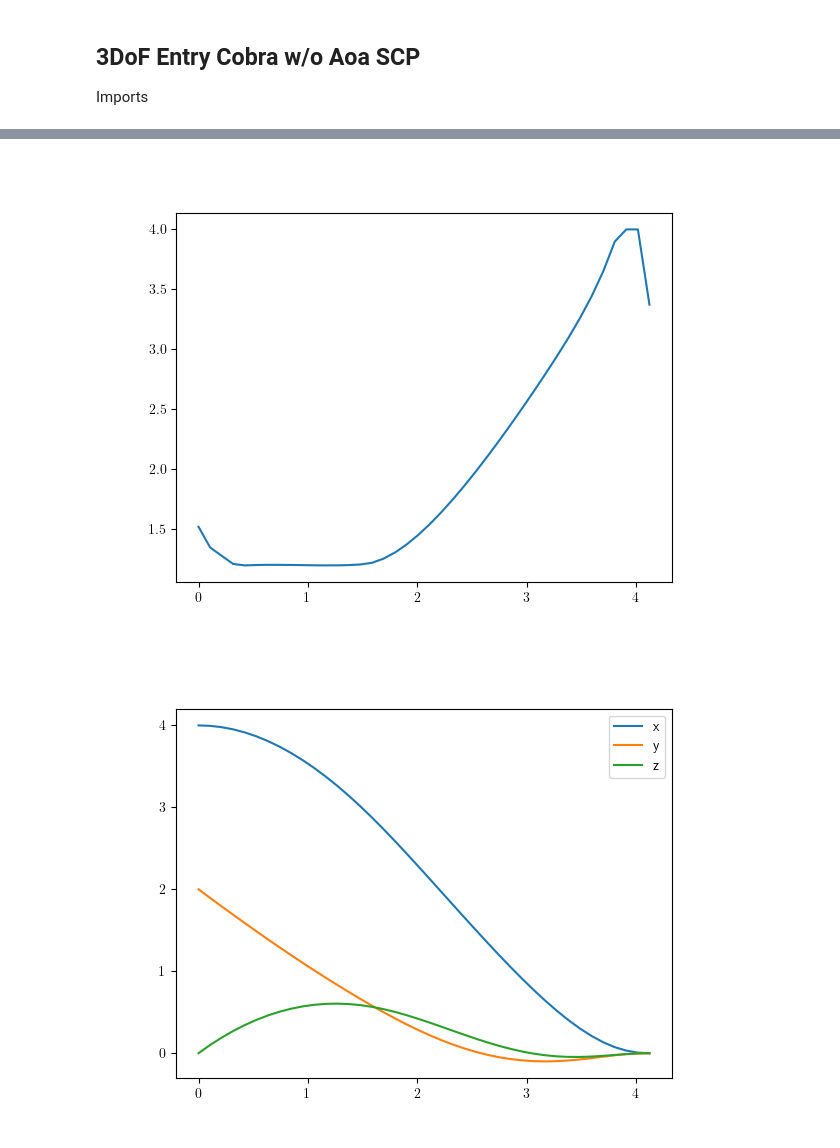
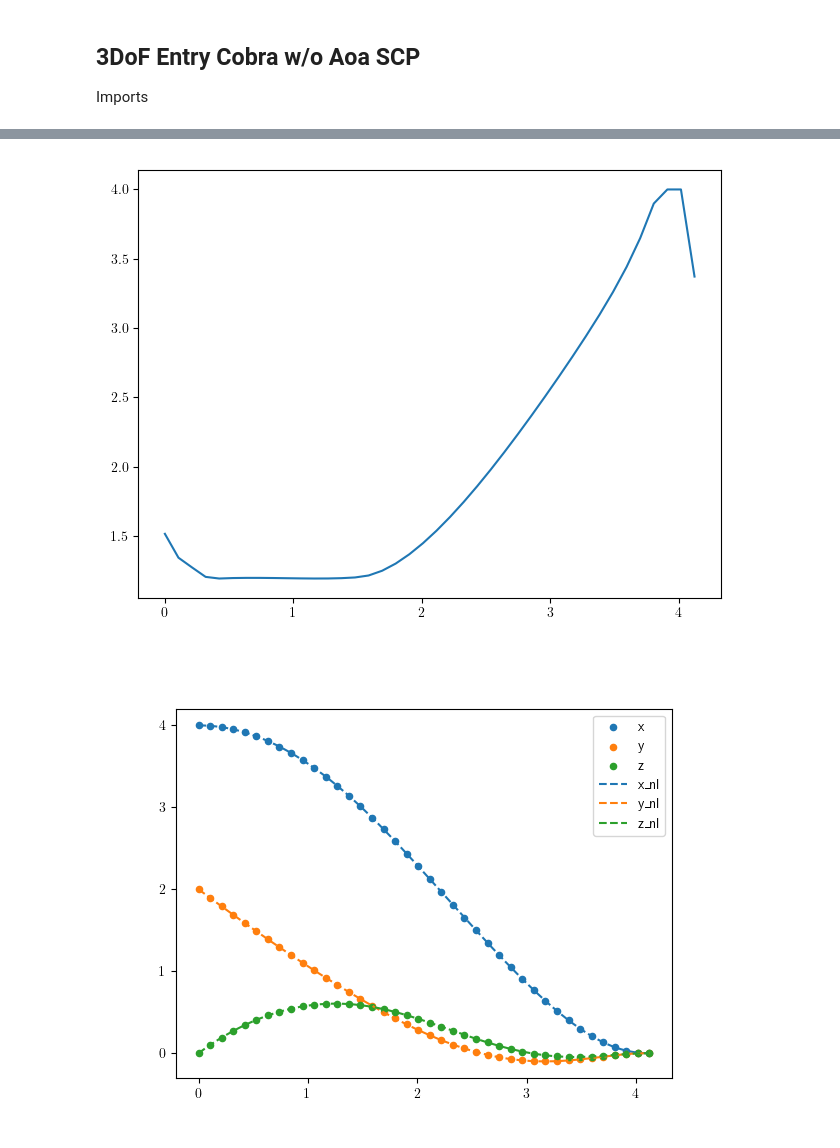
Before and after one commit to mceowen/trajopt, a Jupyter notebook: src/trajopt/examples/lander_6dof/standalone_prototype.ipynb, the cells around one changed output, grey strips where cells are left out. Cells and saved outputs as stored; diff of their text form; code cells hidden in the pictures.

Commit message:
added nl prop to plots to verify 6dof lander solution

```diff
--- a/src/trajopt/examples/lander_6dof/standalone_prototype.ipynb
+++ b/src/trajopt/examples/lander_6dof/standalone_prototype.ipynb
@@ -87,6 +87,10 @@ soln = scenario_data['standard']['mc_data'][0]['iters'][-1]
 t_opt = soln['t_opt']
 z_opt = soln['z_opt']
 nu_opt = soln['nu_opt']
+
+t_nl = soln['t_nl']
+z_nl = soln['z_nl']
+nu_nl = soln['nu_nl']
 
 DCMs = np.empty((problem.method.N, 3, 3))
 u_vecs = np.empty_like(nu_opt[:, :problem.model.m])
@@ -105,49 +109,58 @@ for i in range(problem.method.N):
 
 # # position plots
 plt.figure()
-plt.plot(t_opt, z_opt[:, 1], label='x')
-plt.plot(t_opt, z_opt[:, 2], label='y')
-plt.plot(t_opt, z_opt[:, 3], label='z')
+plt.scatter(t_opt, z_opt[:, 1], label='x', s=20)
+plt.scatter(t_opt, z_opt[:, 2], label='y', s=20)
+plt.scatter(t_opt, z_opt[:, 3], label='z', s=20)
+
+plt.plot(t_nl, z_nl[:, 1], label='x_nl', linestyle='--')
+plt.plot(t_nl, z_nl[:, 2], label='y_nl', linestyle='--')
+plt.plot(t_nl, z_nl[:, 3], label='z_nl', linestyle='--')
 plt.legend()
+
+skip = 3
 
 # 3D position plot
 fig = plt.figure()
 ax = fig.add_subplot(111, projection='3d')
-ax.plot(z_opt[:, 2], z_opt[:, 3], z_opt[:, 1])
-ax.quiver3D(z_opt[:, 2], z_opt[:, 3], z_opt[:, 1], body_vecs[:, 1], body_vecs[:, 2], body_vecs[:, 0],
+ax.plot(z_nl[:, 2], z_nl[:, 3], z_nl[:, 1], linestyle='--')
+ax.quiver3D(z_opt[::skip, 2], z_opt[::skip, 3], z_opt[::skip, 1], body_vecs[::skip, 1], body_vecs[::skip, 2], body_vecs[::skip, 0],
             normalize=False,
             arrow_length_ratio=0,
             color=(0.1, 0.1, 0.1),
             linewidth=2.0)
 
-ax.quiver3D(z_opt[:, 2] - u_vecs[:, 1],
-             z_opt[:, 3] - u_vecs[:, 2],
-             z_opt[:, 1] - u_vecs[:, 0],
-            u_vecs[:, 1], u_vecs[:, 2], u_vecs[:, 0],
+ax.quiver3D(z_opt[::skip, 2] - u_vecs[::skip, 1],
+             z_opt[::skip, 3] - u_vecs[::skip, 2],
+             z_opt[::skip, 1] - u_vecs[::skip, 0],
+            u_vecs[::skip, 1], u_vecs[::skip, 2], u_vecs[::skip, 0],
             normalize=False,
             arrow_length_ratio=0.1,
             color=(1, 60/255, 0),
             linewidth=1)
 
 # PLOT ASPECT RATIO FIXING (NEEDS TO BE DONE MANUALLY FOR 3D PLOTS :( )
 
 # fix aspect ratio of 3d plot
 x_lim = ax.get_xlim3d()
 y_lim = ax.get_ylim3d()
 z_lim = ax.get_zlim3d()
 
 max_lim = max(abs(x_lim[1] - x_lim[0]), abs(y_lim[1] - y_lim[0]), abs(z_lim[1] - z_lim[0]))
 x_mid = sum(x_lim) * 0.5
 y_mid = sum(y_lim) * 0.5
 
 ax.set_xlim3d([x_mid - max_lim * 0.5, x_mid + max_lim * 0.5])
 ax.set_ylim3d([y_mid - max_lim * 0.5, y_mid + max_lim * 0.5])
 ax.set_zlim3d([0, max_lim])
 
+ax.view_init(elev=20, azim=160)
+
 plt.figure()
 plt.plot(t_opt, np.linalg.norm(nu_opt[:, :3], axis=1))
 
+plt.tight_layout()
 plt.show()
 # %% [output]
-[figure, old version]
+[figure, new version]
-[figure, old version]
+[figure, new version]
```
Also changed, not shown: parts of 2 cells of this notebook.
